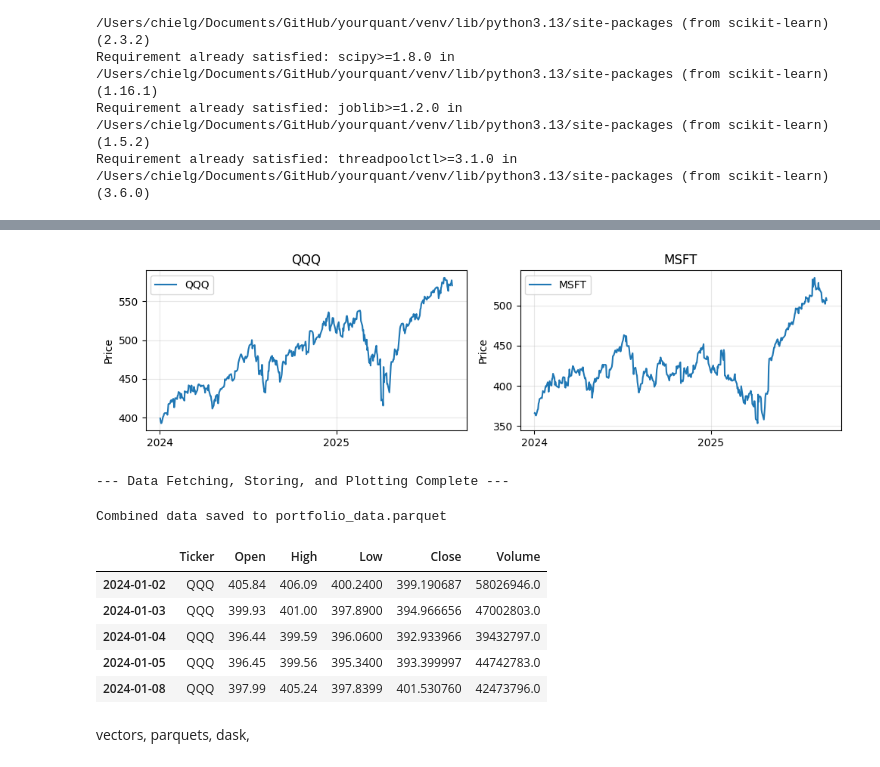
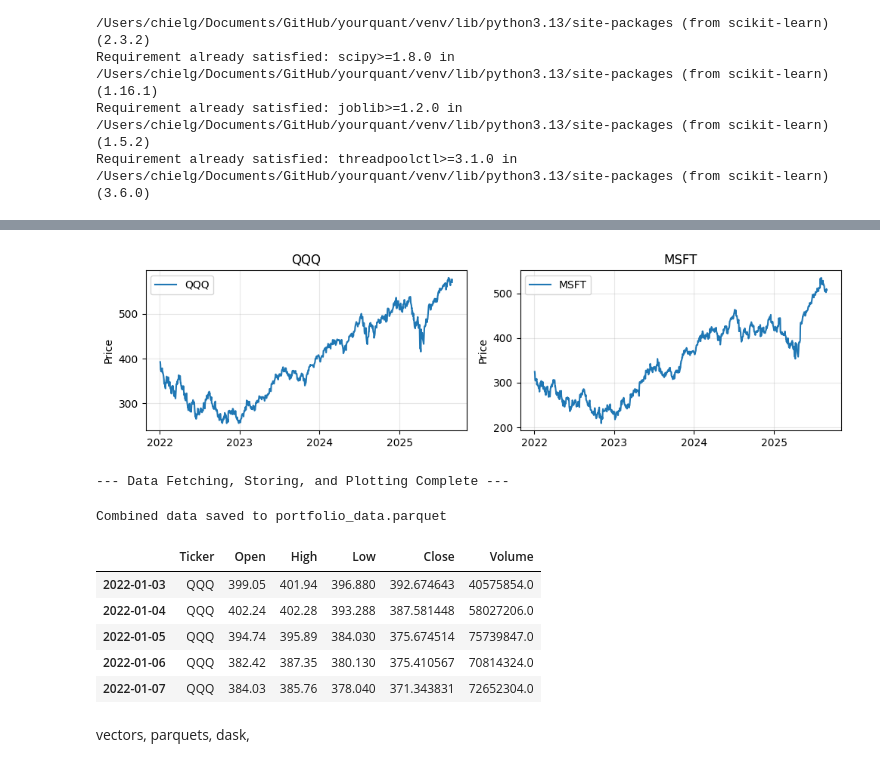
Before and after one commit to chielgroen1998/yourquant, a Jupyter notebook: discrete algos (optimized per)/draft_1_ta_gridsearch.ipynb, the cells around one changed output, grey strips where cells are left out. Cells and saved outputs as stored; diff of their text form; code cells hidden in the pictures.

```diff
--- a/discrete algos (optimized per)/draft_1_ta_gridsearch.ipynb
+++ b/discrete algos (optimized per)/draft_1_ta_gridsearch.ipynb
@@ -260,7 +36,7 @@ import os # Import os to manage directories
 # (Combines content from your previous Cell 2 and Cell 3)
 # -------------------------------------------------------------
 API_KEY = "1VWXIAX2LM6F6WV0" # Your Alpha Vantage API key
-START_YEAR = 2024            # Filter data from this year onwards
+START_YEAR = 2022            # Filter data from this year onwards
 
 TICKERS = [ "QQQ" , "MSFT"
     # Nasdaq Top 20 (US Equities - Large Cap)
@@ -512,9 +288,9 @@ Successfully fetched and saved 417 records for MSFT to ticker_data_parquet/MSFT.
 
 ✅ All available data fetched and stored as individual parquet files successfully!
 Fetched tickers: ['QQQ', 'MSFT']
 
 --- Plotting Individual Ticker Performance (from parquet) ---
-[figure, old version]
+[figure, new version]
 --- Data Fetching, Storing, and Plotting Complete ---
 # %%
 # In the previous cell, data is now saved as individual parquet files per ticker.
@@ -556,11 +332,11 @@ else:
 # %% [output]
 Combined data saved to portfolio_data.parquet
 |  | Ticker | Open | High | Low | Close | Volume |
-| 2024-01-02 | QQQ | 405.84 | 406.09 | 400.2400 | 399.190687 | 58026946.0 |
-| 2024-01-03 | QQQ | 399.93 | 401.00 | 397.8900 | 394.966656 | 47002803.0 |
-| 2024-01-04 | QQQ | 396.44 | 399.59 | 396.0600 | 392.933966 | 39432797.0 |
-| 2024-01-05 | QQQ | 396.45 | 399.56 | 395.3400 | 393.399997 | 44742783.0 |
-| 2024-01-08 | QQQ | 397.99 | 405.24 | 397.8399 | 401.530760 | 42473796.0 |
+| 2022-01-03 | QQQ | 399.05 | 401.94 | 396.880 | 392.674643 | 40575854.0 |
+| 2022-01-04 | QQQ | 402.24 | 402.28 | 393.288 | 387.581448 | 58027206.0 |
+| 2022-01-05 | QQQ | 394.74 | 395.89 | 384.030 | 375.674514 | 75739847.0 |
+| 2022-01-06 | QQQ | 382.42 | 387.35 | 380.130 | 375.410567 | 70814324.0 |
+| 2022-01-07 | QQQ | 384.03 | 385.76 | 378.040 | 371.343831 | 72652304.0 |
 # %% [markdown]
 vectors, parquets, dask,
 # %% [markdown]
```
Also changed, not shown: parts of 15 cells of this notebook, 56 other files.
